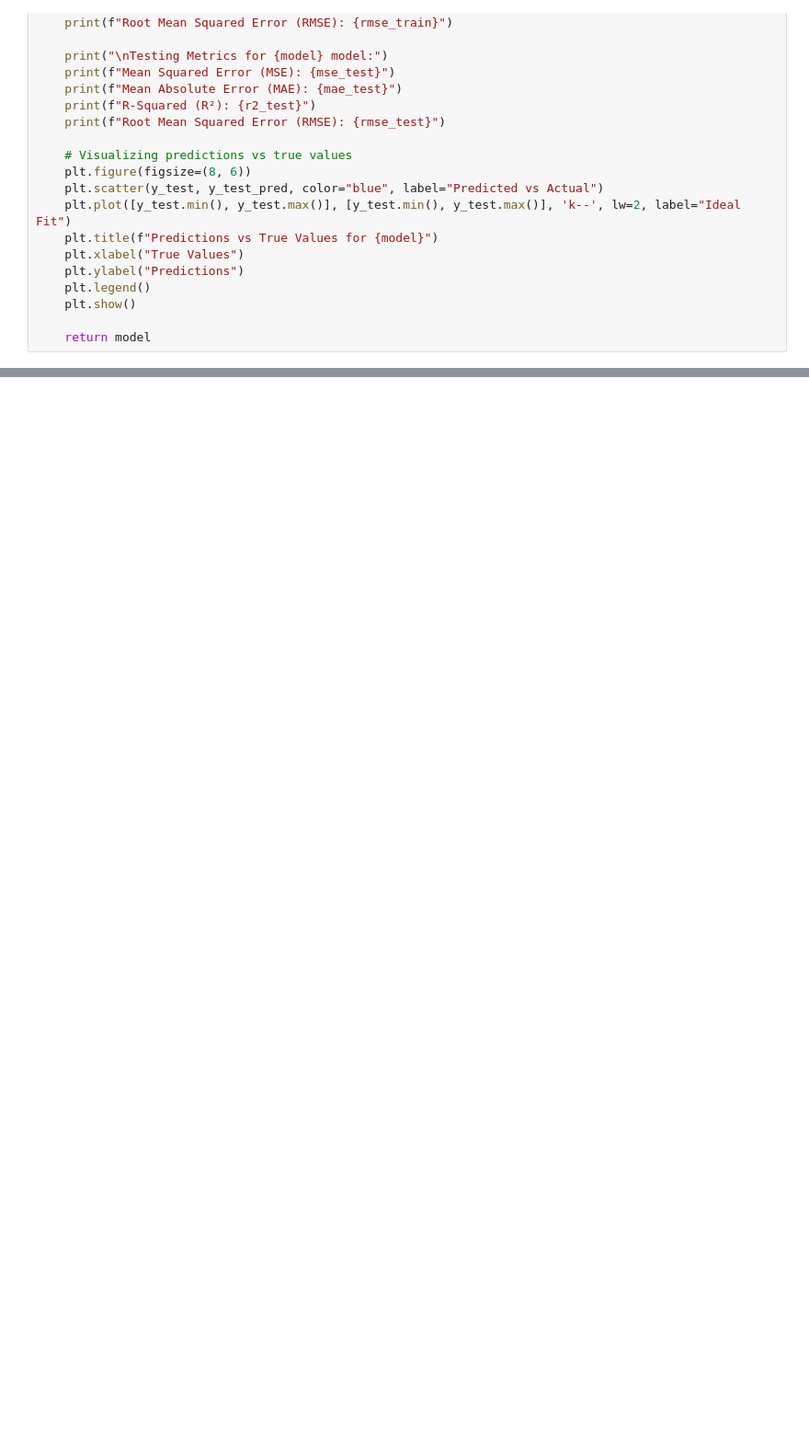
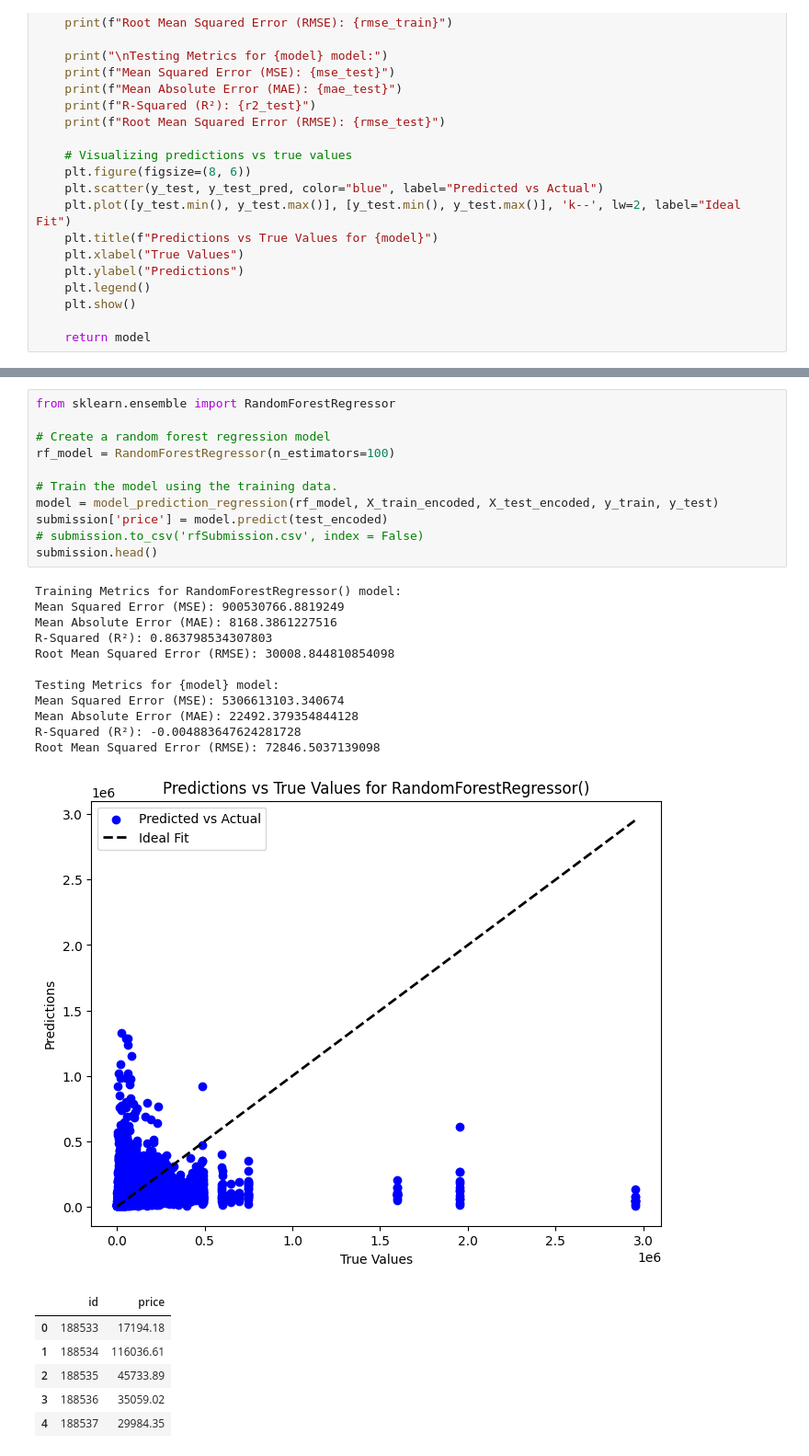
Before and after one commit to Sabya2/Kaggle_Playground-Series, a Jupyter notebook: tps-september2024-s4e9-ml.ipynb, the cells around one changed output, grey strips where cells are left out. Shown at 92% size. Drawn from its saved outputs; the diff is of its cells as text; blank space fills up the shorter version.

```diff
--- a/tps-september2024-s4e9-ml.ipynb
+++ b/tps-september2024-s4e9-ml.ipynb
@@ -361,0 +456,30 @@ LGBMRegressor(metric='rmse')
+# %%
+from sklearn.ensemble import RandomForestRegressor
+
+# Create a random forest regression model
+rf_model = RandomForestRegressor(n_estimators=100)
+
+# Train the model using the training data.
+model = model_prediction_regression(rf_model, X_train_encoded, X_test_encoded, y_train, y_test)
+submission['price'] = model.predict(test_encoded)
+# submission.to_csv('rfSubmission.csv', index = False)
+submission.head()
+# %% [output]
+Training Metrics for RandomForestRegressor() model:
+Mean Squared Error (MSE): 900530766.8819249
+Mean Absolute Error (MAE): 8168.3861227516
+R-Squared (R²): 0.863798534307803
+Root Mean Squared Error (RMSE): 30008.844810854098
+
+Testing Metrics for {model} model:
+Mean Squared Error (MSE): 5306613103.340674
+Mean Absolute Error (MAE): 22492.379354844128
+R-Squared (R²): -0.004883647624281728
+Root Mean Squared Error (RMSE): 72846.5037139098
+[figure, added]
+|  | id | price |
+| 0 | 188533 | 17194.18 |
+| 1 | 188534 | 116036.61 |
+| 2 | 188535 | 45733.89 |
+| 3 | 188536 | 35059.02 |
+| 4 | 188537 | 29984.35 |
```
Also changed, not shown: parts of 15 cells of this notebook.
